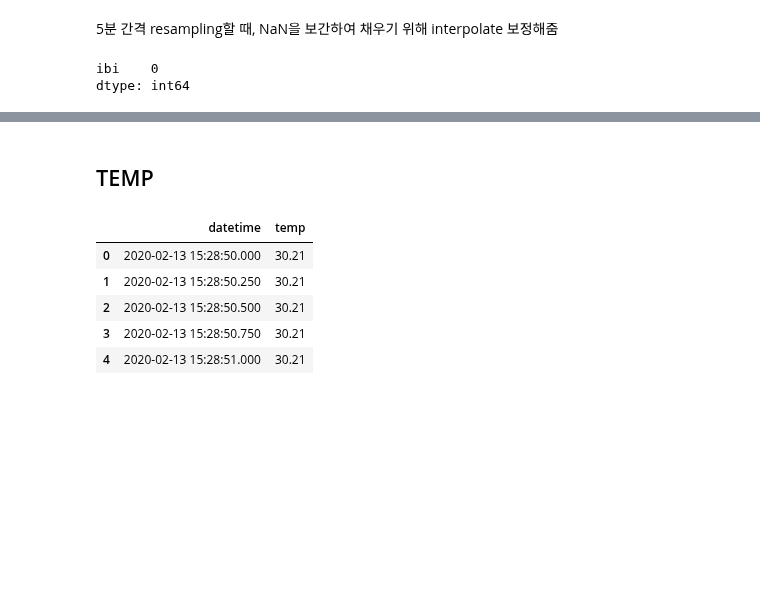
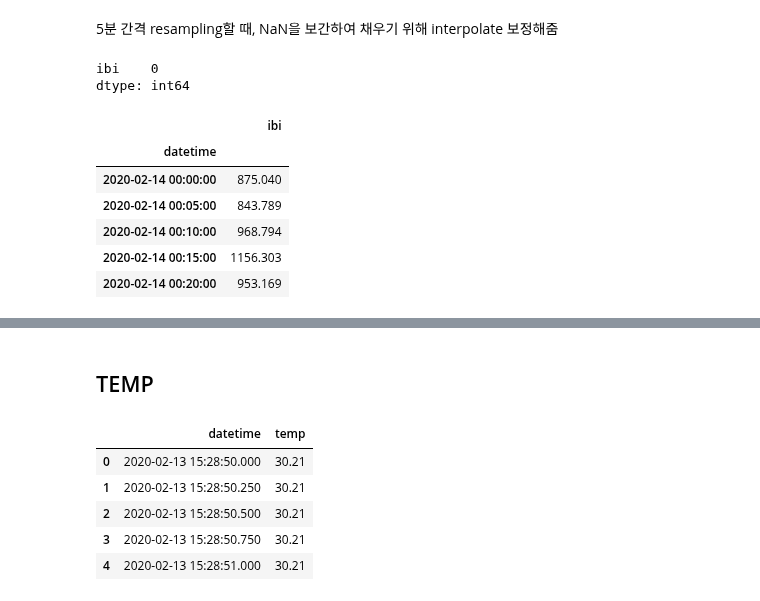
Before and after one commit to mingg12/engineering-newFork, a Jupyter notebook: exploring_digital_biomarkers_a_day.ipynb, the cells around one changed output, grey strips where cells are left out. Drawn from its saved outputs; the diff is of its cells as text; code cells hidden in the pictures; blank space fills up the shorter version.

```diff
--- a/exploring_digital_biomarkers_a_day.ipynb
+++ b/exploring_digital_biomarkers_a_day.ipynb
@@ -278,3 +267,13 @@ dtype: int64
+# %%
+ibi_resampled.head()
+# %% [output]
+|  | ibi |
+| datetime |  |
+| 2020-02-14 00:00:00 | 875.040 |
+| 2020-02-14 00:05:00 | 843.789 |
+| 2020-02-14 00:10:00 | 968.794 |
+| 2020-02-14 00:15:00 | 1156.303 |
+| 2020-02-14 00:20:00 | 953.169 |
 # %%
 ibi_resampled.plot(y=' ibi', figsize=(10,3))
 # %% [output]
```
Also changed, not shown: parts of 12 cells of this notebook.
